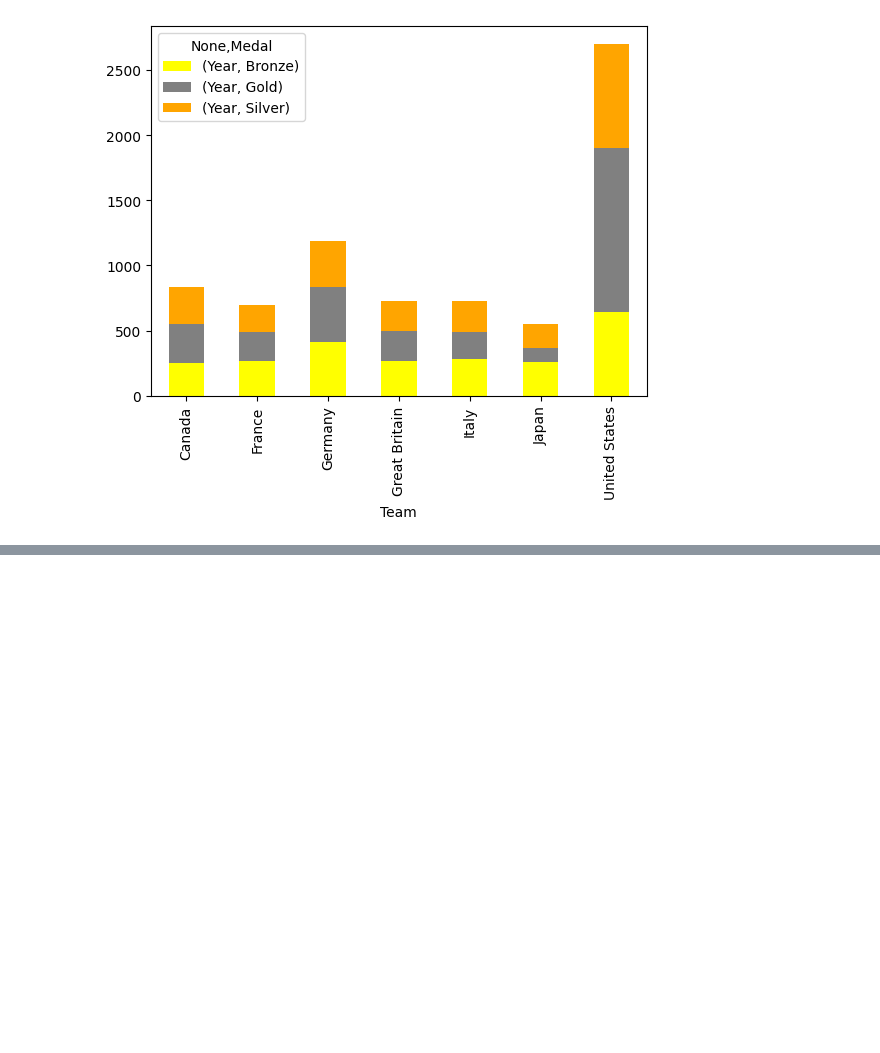
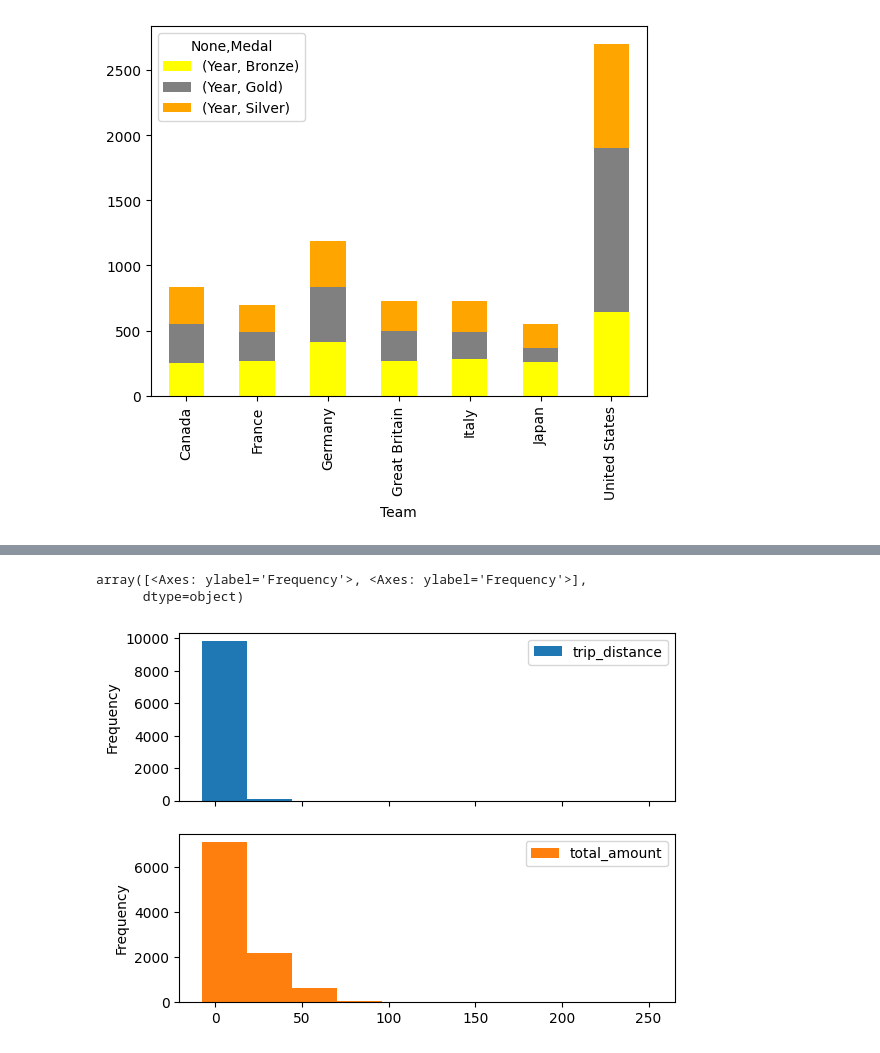
Before and after one commit to reuven/apple-2025-01Jan-plotting, a Jupyter notebook: Apple 2025-01Jan-09.ipynb, the cells around one changed output, grey strips where cells are left out. Cells and saved outputs as stored; diff of their text form; code cells hidden in the pictures; blank space fills up the shorter version.

```diff
--- a/Apple 2025-01Jan-09.ipynb
+++ b/Apple 2025-01Jan-09.ipynb
@@ -591,0 +581,7 @@ df[['trip_distance']]
+# %%
+# subplots -- helps by separating them
+df[['trip_distance', 'total_amount']].plot.hist(subplots=True)
+# %% [output]
+array([<Axes: ylabel='Frequency'>, <Axes: ylabel='Frequency'>],
+      dtype=object)
+[figure, added]
```
Also changed, not shown: parts of 2 cells of this notebook.
